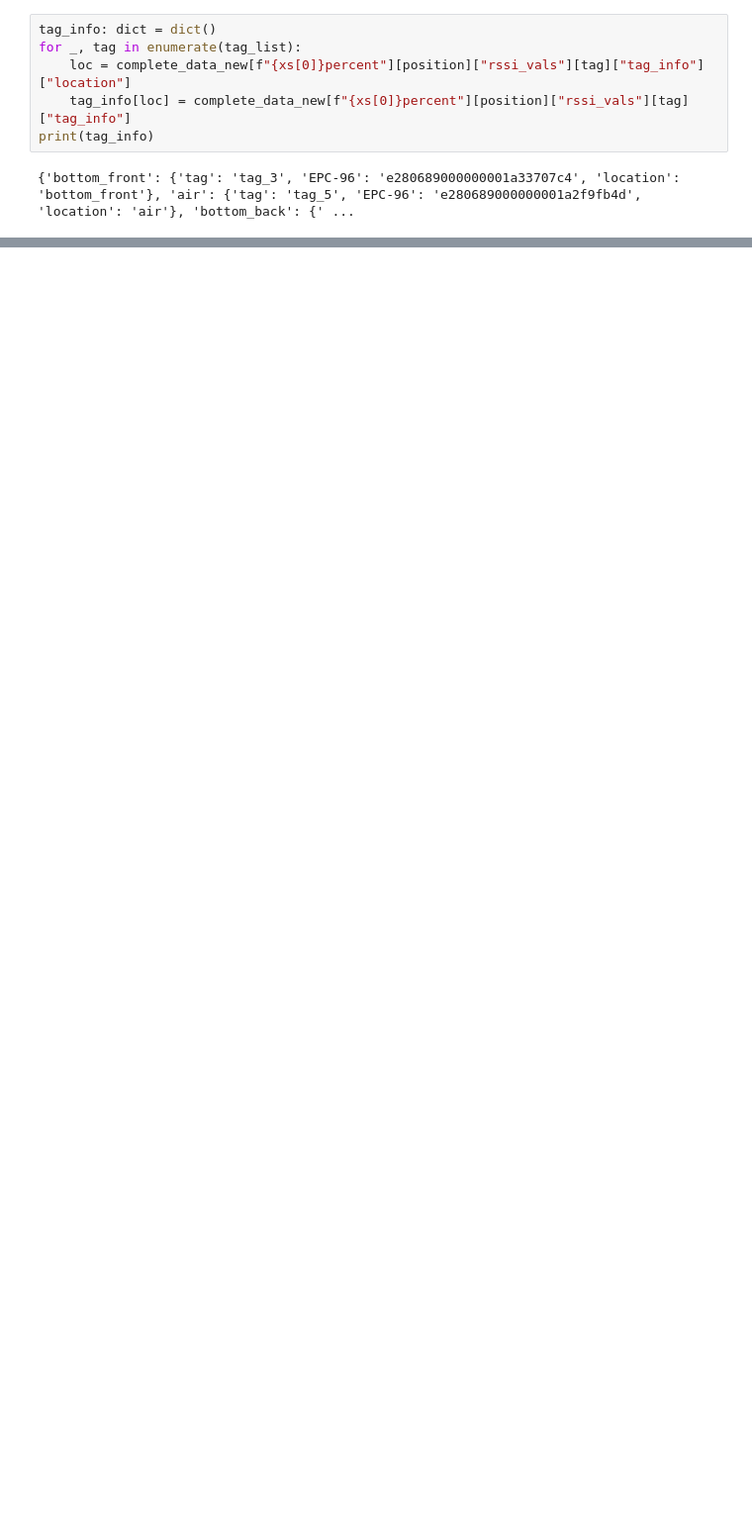
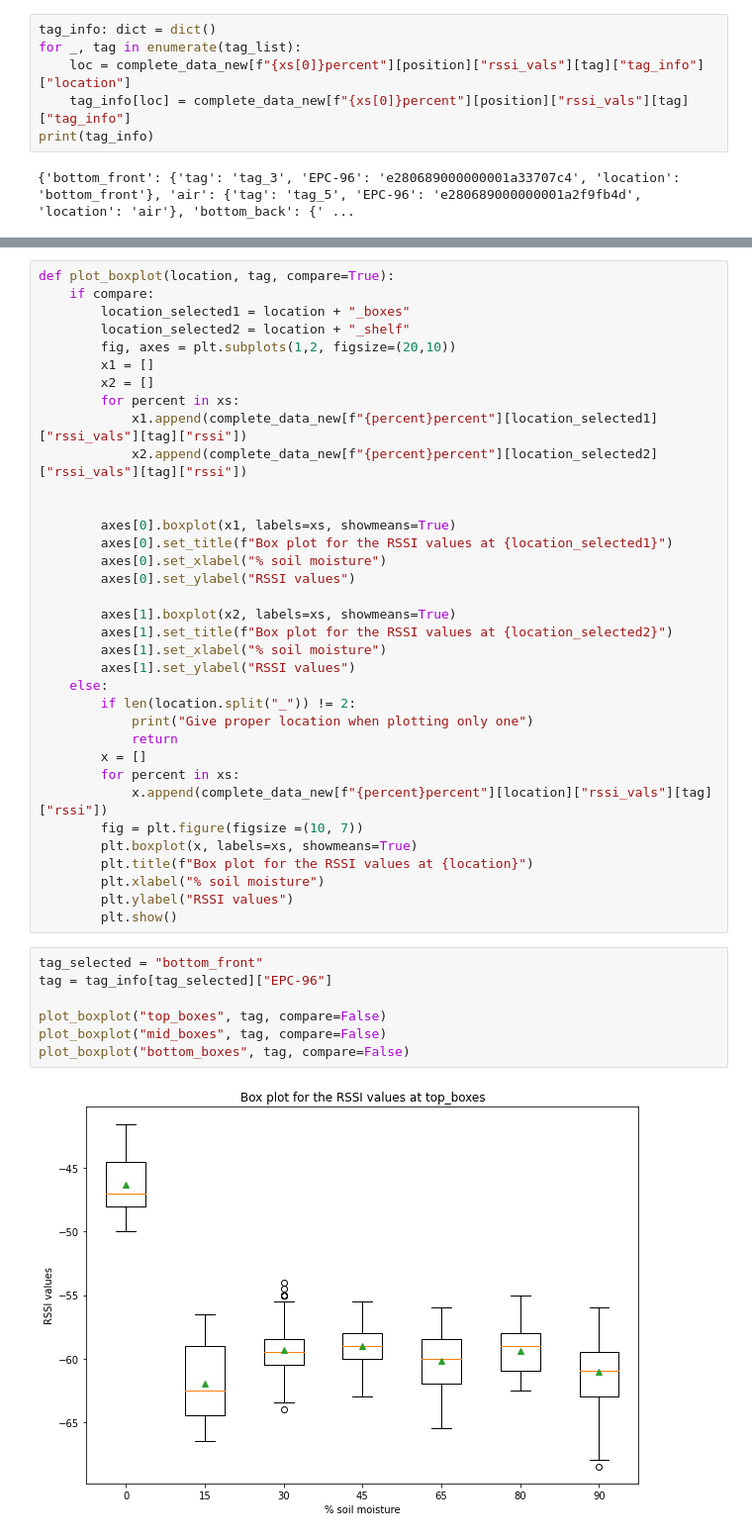
Before and after one commit to Rashmil-1999/smart_garden_rpi, a Jupyter notebook: src/viz.ipynb, the cells around one changed output, grey strips where cells are left out. Shown at 99% size. Drawn from its saved outputs; the diff is of its cells as text; blank space fills up the shorter version.

```diff
--- a/src/viz.ipynb
+++ b/src/viz.ipynb
@@ -492,0 +355,44 @@ plt.show()
+# %%
+def plot_boxplot(location, tag, compare=True):
+    if compare:
+        location_selected1 = location + "_boxes"
+        location_selected2 = location + "_shelf"
+        fig, axes = plt.subplots(1,2, figsize=(20,10))
+        x1 = []
+        x2 = []
+        for percent in xs:
+            x1.append(complete_data_new[f"{percent}percent"][location_selected1]["rssi_vals"][tag]["rssi"])
+            x2.append(complete_data_new[f"{percent}percent"][location_selected2]["rssi_vals"][tag]["rssi"])
+
+
+        axes[0].boxplot(x1, labels=xs, showmeans=True)
+        axes[0].set_title(f"Box plot for the RSSI values at {location_selected1}")
+        axes[0].set_xlabel("% soil moisture")
+        axes[0].set_ylabel("RSSI values")
+
+        axes[1].boxplot(x2, labels=xs, showmeans=True)
+        axes[1].set_title(f"Box plot for the RSSI values at {location_selected2}")
+        axes[1].set_xlabel("% soil moisture")
+        axes[1].set_ylabel("RSSI values")
+    else:
+        if len(location.split("_")) != 2:
+            print("Give proper location when plotting only one")
+            return
+        x = []
+        for percent in xs:
+            x.append(complete_data_new[f"{percent}percent"][location]["rssi_vals"][tag]["rssi"])
+        fig = plt.figure(figsize =(10, 7))
+        plt.boxplot(x, labels=xs, showmeans=True)
+        plt.title(f"Box plot for the RSSI values at {location}")
+        plt.xlabel("% soil moisture")
+        plt.ylabel("RSSI values")
+        plt.show()
+# %%
+tag_selected = "bottom_front"
+tag = tag_info[tag_selected]["EPC-96"]
+
+plot_boxplot("top_boxes", tag, compare=False)
+plot_boxplot("mid_boxes", tag, compare=False)
+plot_boxplot("bottom_boxes", tag, compare=False)
+# %% [output]
+[figure, added]
```
Also changed, not shown: parts of 32 cells of this notebook.
